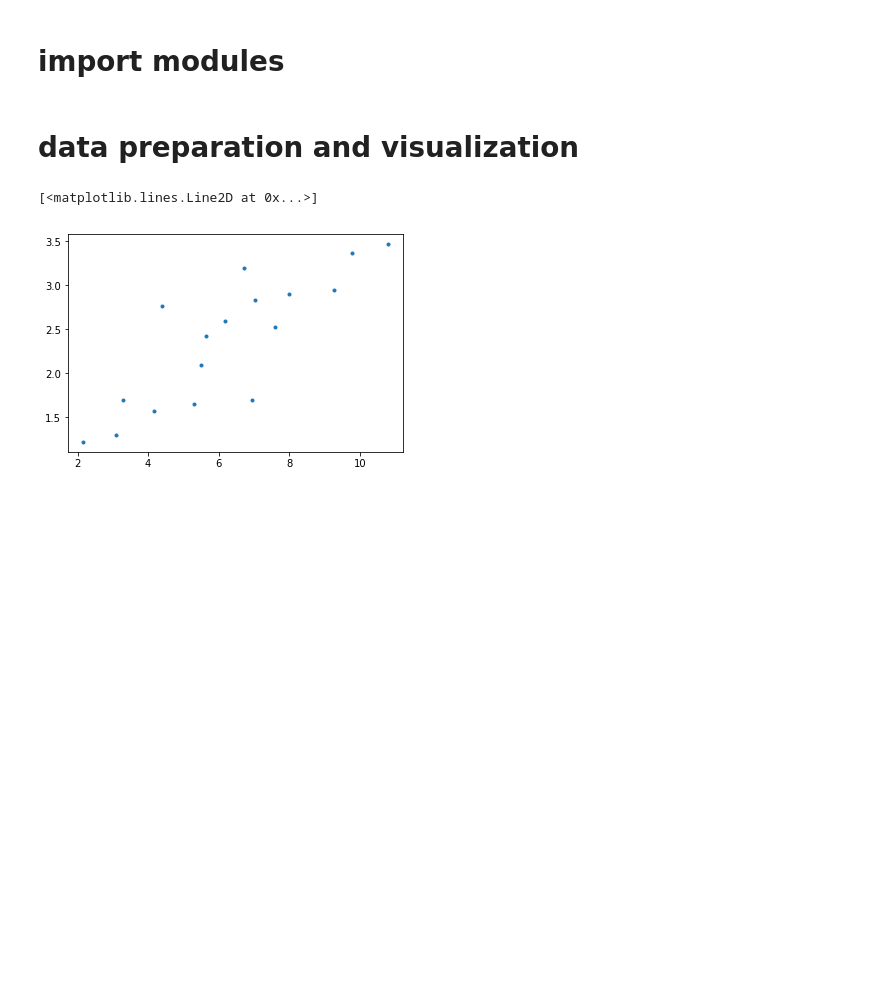
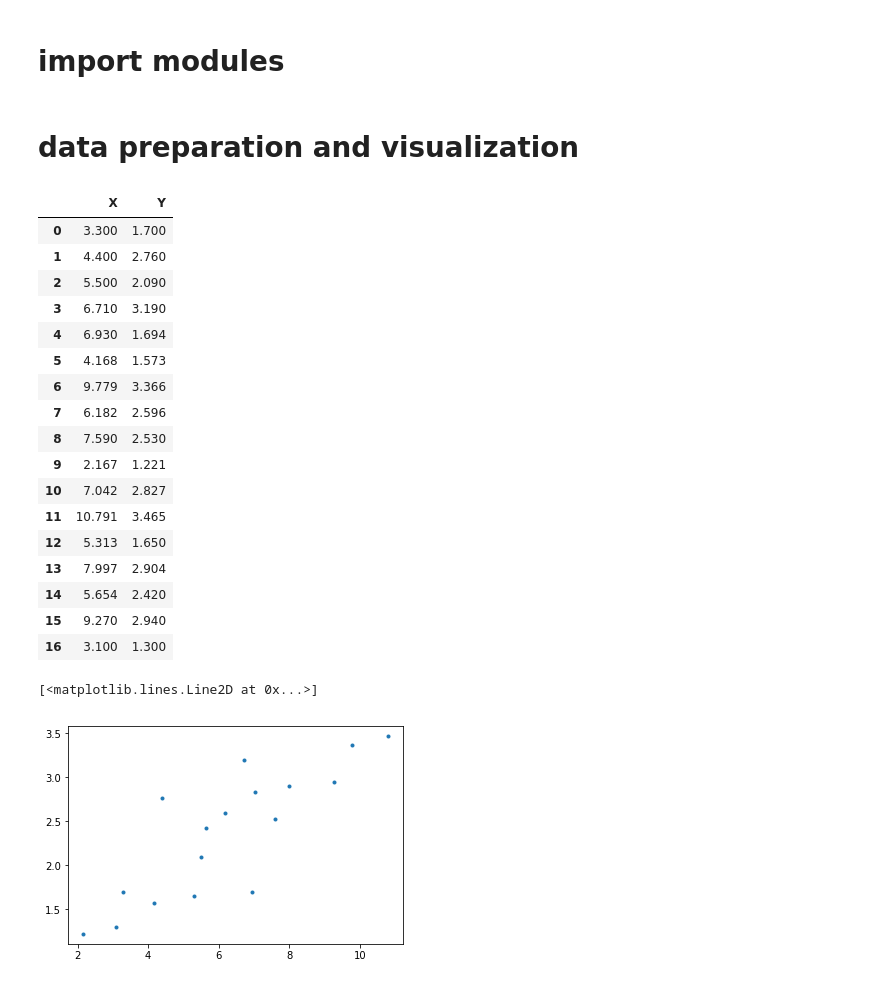
Before and after one commit to vvverges/Class1, a Jupyter notebook: regressionKR1.ipynb, the cells around one changed output. Drawn from its saved outputs; the diff is of its cells as text; code cells hidden in the pictures; blank space fills up the shorter version.

```diff
--- a/regressionKR1.ipynb
+++ b/regressionKR1.ipynb
@@ -11,6 +11,29 @@ from tensorflow.keras.layers import Dense
 # data preparation and visualization
 # %%
 pattern을 발견할 수 있다.
+# %%
+data = pd.read_csv("regression.csv")
+data
+# regression을 이용하는 형태 (data가 각각 linear하다.)
+# %% [output]
+|  | X | Y |
+| 0 | 3.300 | 1.700 |
+| 1 | 4.400 | 2.760 |
+| 2 | 5.500 | 2.090 |
+| 3 | 6.710 | 3.190 |
+| 4 | 6.930 | 1.694 |
+| 5 | 4.168 | 1.573 |
+| 6 | 9.779 | 3.366 |
+| 7 | 6.182 | 2.596 |
+| 8 | 7.590 | 2.530 |
+| 9 | 2.167 | 1.221 |
+| 10 | 7.042 | 2.827 |
+| 11 | 10.791 | 3.465 |
+| 12 | 5.313 | 1.650 |
+| 13 | 7.997 | 2.904 |
+| 14 | 5.654 | 2.420 |
+| 15 | 9.270 | 2.940 |
+| 16 | 3.100 | 1.300 |
 # %%
 data = pd.read_csv("regression.csv")
 X= data['X'] # csv파일의 X column을 받아온다.
```
Also changed, not shown: parts of 3 cells of this notebook.
